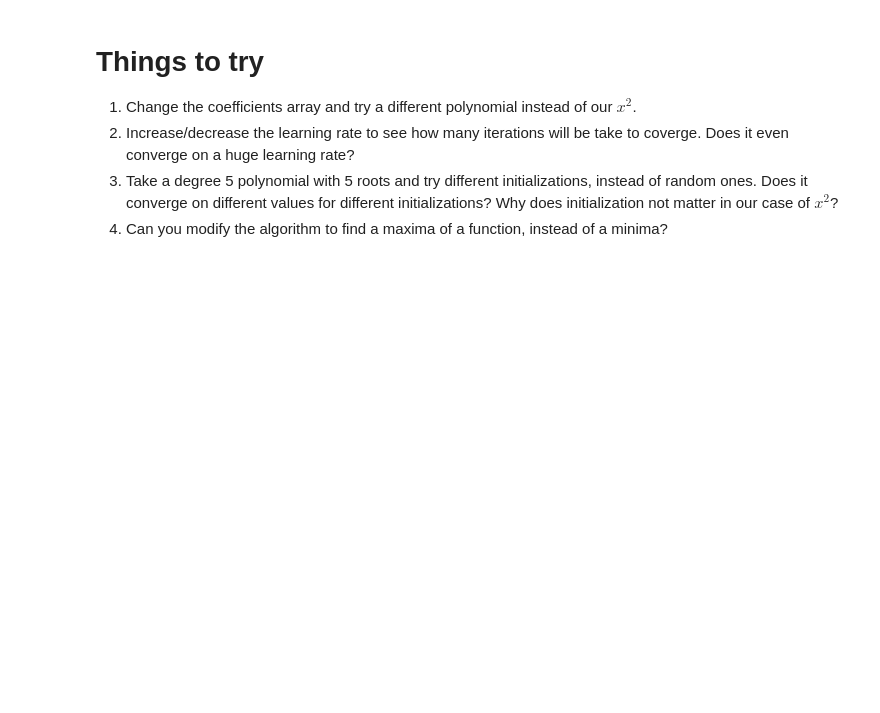
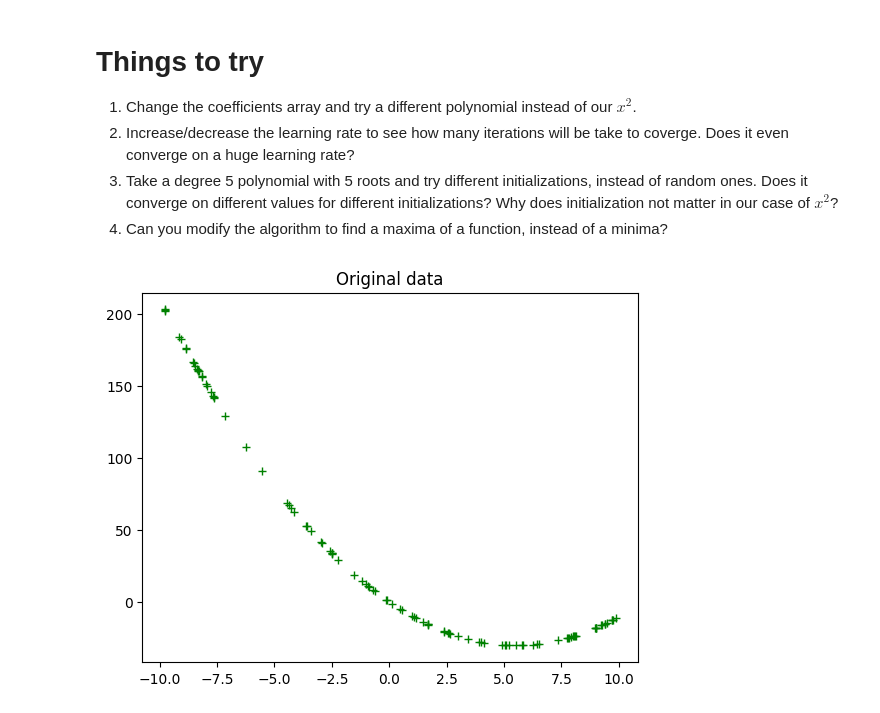
Before and after one commit to vanshnawander/colab_notebooks_aiml, a Jupyter notebook: AIML_Module_4_Lab_2_Introduction_to_Gradient_Descent.ipynb, the cells around one changed output. Saved outputs shown, nothing was run; the diff lists cells and outputs as text; code cells hidden in the pictures; blank space fills up the shorter version.

```diff
--- a/AIML_Module_4_Lab_2_Introduction_to_Gradient_Descent.ipynb
+++ b/AIML_Module_4_Lab_2_Introduction_to_Gradient_Descent.ipynb
@@ -331,3 +331,39 @@ We observe that the model loss reached close to zero, to give us our more accura
 2.   Increase/decrease the learning rate to see how many iterations will be take to coverge. Does it even converge on a huge learning rate?
 3. Take a degree 5 polynomial with 5 roots and try different initializations, instead of random ones. Does it converge on different values for different initializations? Why does initialization not matter in our case of $x^2$?
 4. Can you modify the algorithm to find a maxima of a function, instead of a minima?
+# %%
+def eval_2nd_degree(coeffs, x):
+    """
+    Function to return the output of evaluating a second degree polynomial,
+    given a specific x value.
+
+    Args:
+        coeffs: List containing the coefficients a, b, and c for the polynomial.
+        x: The input x value to the polynomial.
+
+    Returns:
+        y: The corresponding output y value for the second degree polynomial.
+
+    """
+
+    a = coeffs[0] * (x * x)
+    b = coeffs[1] * x
+    c = coeffs[2]
+    y = a + b + c
+    return y
+
+hundred_xs = np.random.uniform(-10, 10, 100)
+coeffs = [1, -11, 0]
+
+xs = []
+ys = []
+for x in hundred_xs:
+    y  = eval_2nd_degree(coeffs, x)
+    xs.append(x)
+    ys.append(y)
+# %%
+plt.plot(xs, ys, 'g+')
+plt.title('Original data')
+plt.show()
+# %% [output]
+[figure, added]
```
Also changed, not shown: parts of 5 cells of this notebook.
